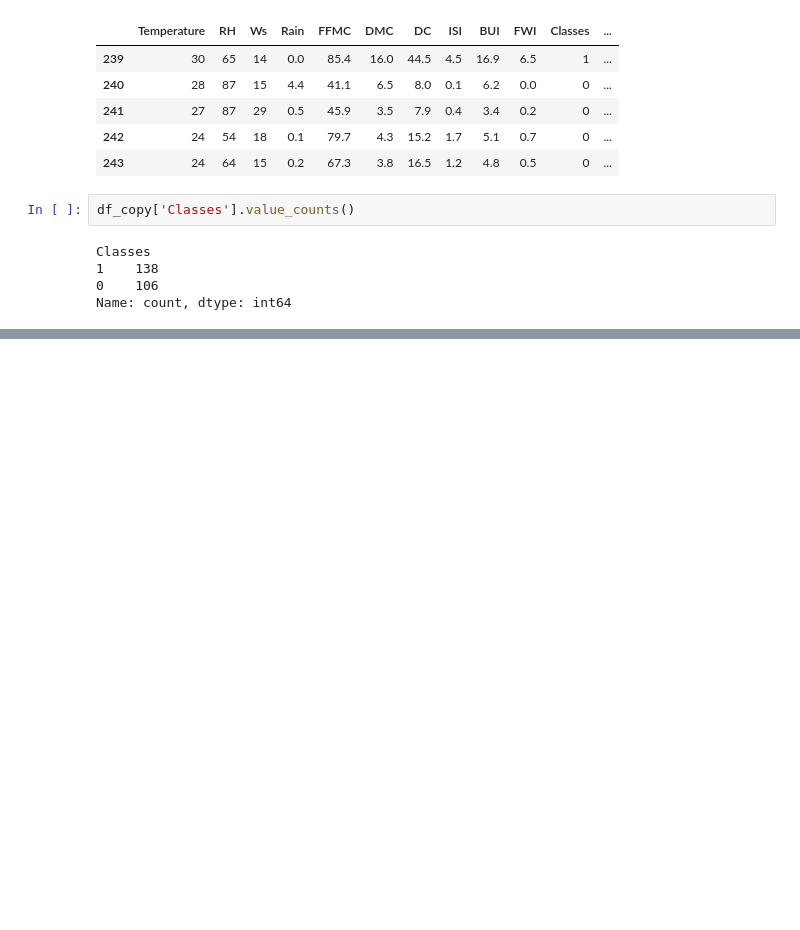
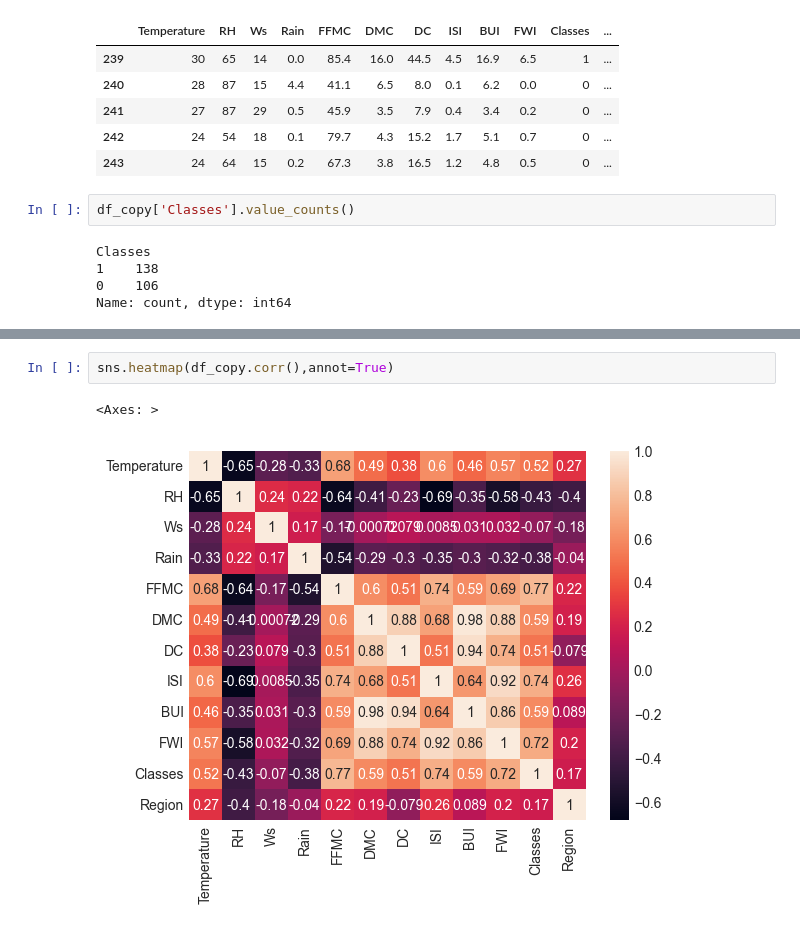
Before and after one commit to itz-sidd/Machine_Learning, a Jupyter notebook: Simple Linear Regression/seven.ipynb, the cells around one changed output, grey strips where cells are left out. Drawn from its saved outputs; the diff is of its cells as text; blank space fills up the shorter version.

```diff
--- a/Simple Linear Regression/seven.ipynb
+++ b/Simple Linear Regression/seven.ipynb
@@ -272,0 +298,5 @@ AttributeError: Rectangle.set() got an unexpected keyword argument 'fgsize'
+# %%
+sns.heatmap(df_copy.corr(),annot=True)
+# %% [output]
+<Axes: >
+[figure, added]
```
Also changed, not shown: parts of 6 cells of this notebook, 6 other files.
